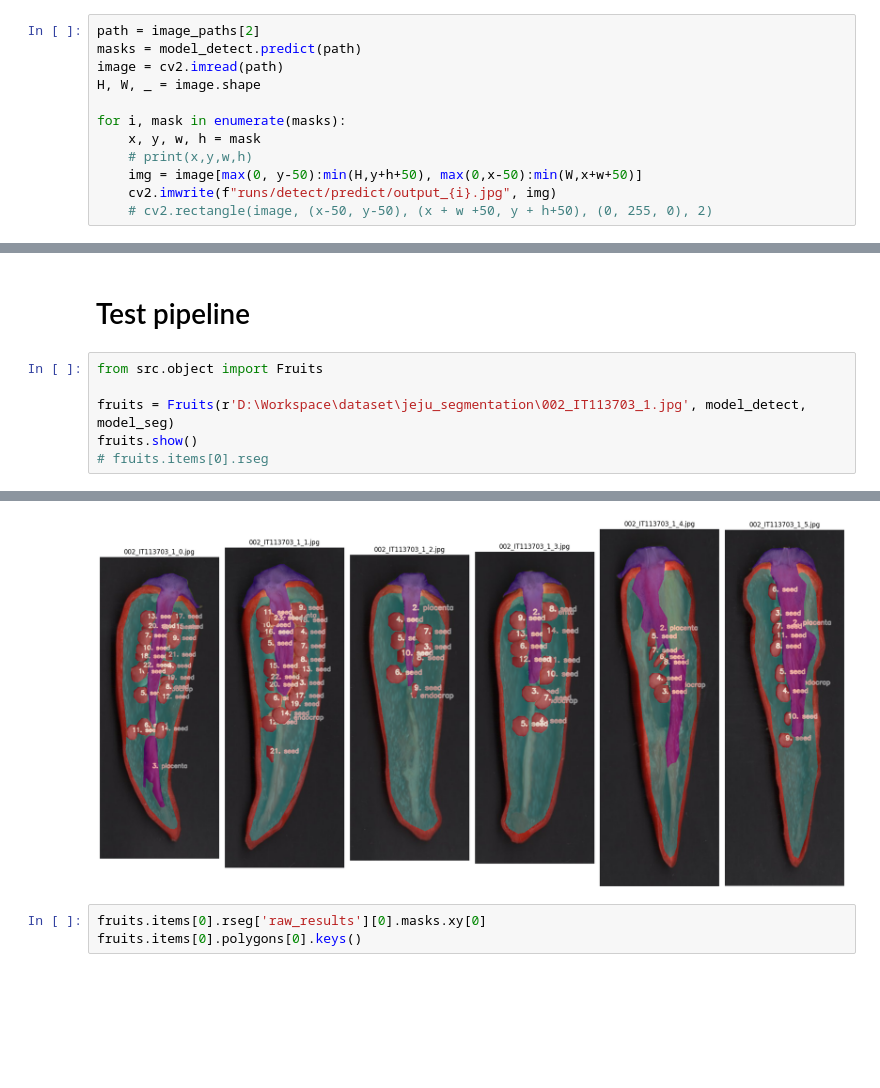
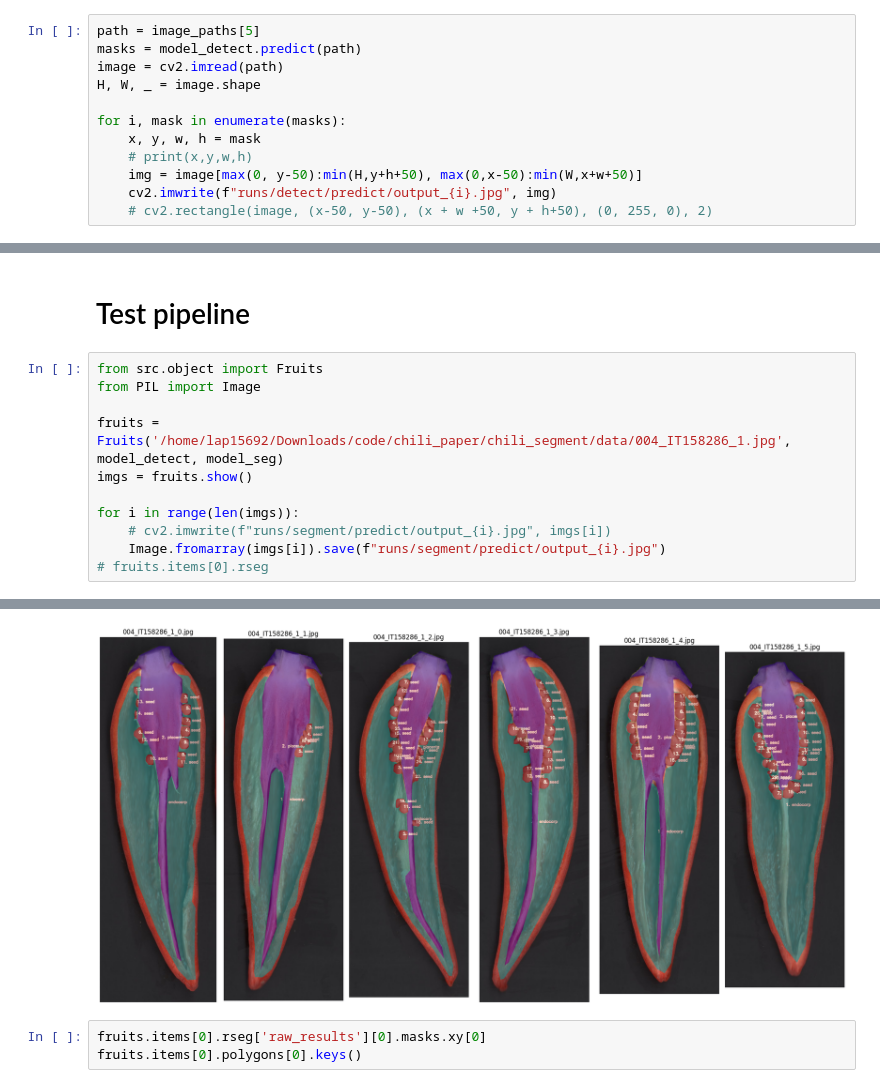
Before and after one commit to hatrontai/chili-segment, a Jupyter notebook: pipeline.ipynb, the cells around one changed output, grey strips where cells are left out. Drawn from its saved outputs; the diff is of its cells as text; blank space fills up the shorter version.

```diff
--- a/pipeline.ipynb
+++ b/pipeline.ipynb
@@ -67,7 +67,7 @@ model_detect = DetectModel(model_name='none')
 # %% [output]
 Use threshold for detect each chili fruit
 # %%
-path = image_paths[2]
+path = image_paths[5]
 masks = model_detect.predict(path)
 image = cv2.imread(path)
 H, W, _ = image.shape
@@ -133,8 +133,13 @@ torch.Size([14, 1726, 551])
 # Test pipeline
 # %%
 from src.object import Fruits
+from PIL import Image
 
-fruits = Fruits(r'D:\Workspace\dataset\jeju_segmentation\002_IT113703_1.jpg', model_detect, model_seg)
-fruits.show()
+fruits = Fruits('/home/lap15692/Downloads/code/chili_paper/chili_segment/data/004_IT158286_1.jpg', model_detect, model_seg)
+imgs = fruits.show()
+
+for i in range(len(imgs)):
+    # cv2.imwrite(f"runs/segment/predict/output_{i}.jpg", imgs[i])
+    Image.fromarray(imgs[i]).save(f"runs/segment/predict/output_{i}.jpg")
 # fruits.items[0].rseg
 # %% [output]
@@ -158,4 +163,4 @@ Speed: 1.4ms preprocess, 328.7ms inference, 29.2ms postprocess per image at shap
-[figure, old version]
+[figure, new version]
 # %%
 fruits.items[0].rseg['raw_results'][0].masks.xy[0]
 fruits.items[0].polygons[0].keys()
```
Also changed, not shown: parts of 6 cells of this notebook, 6 other files.
